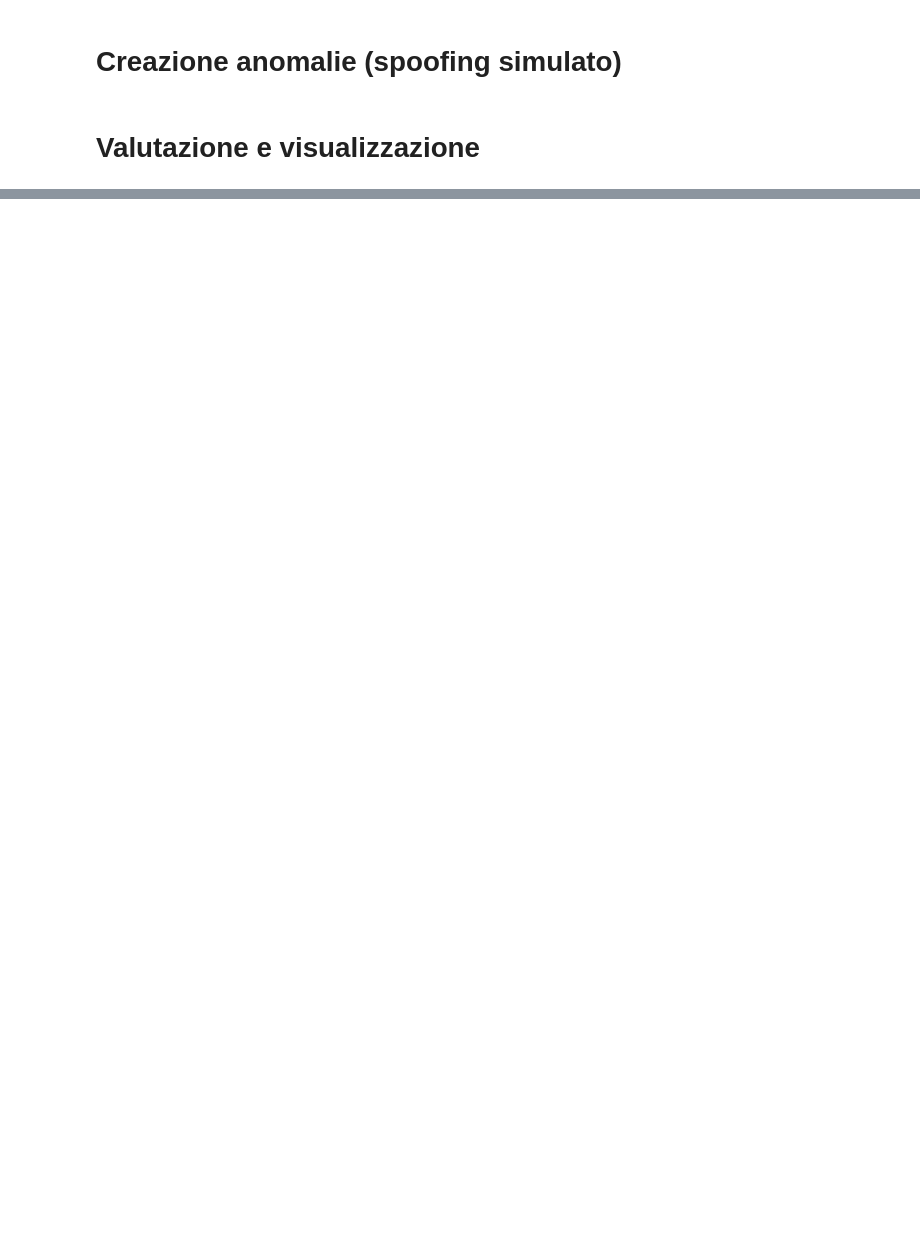
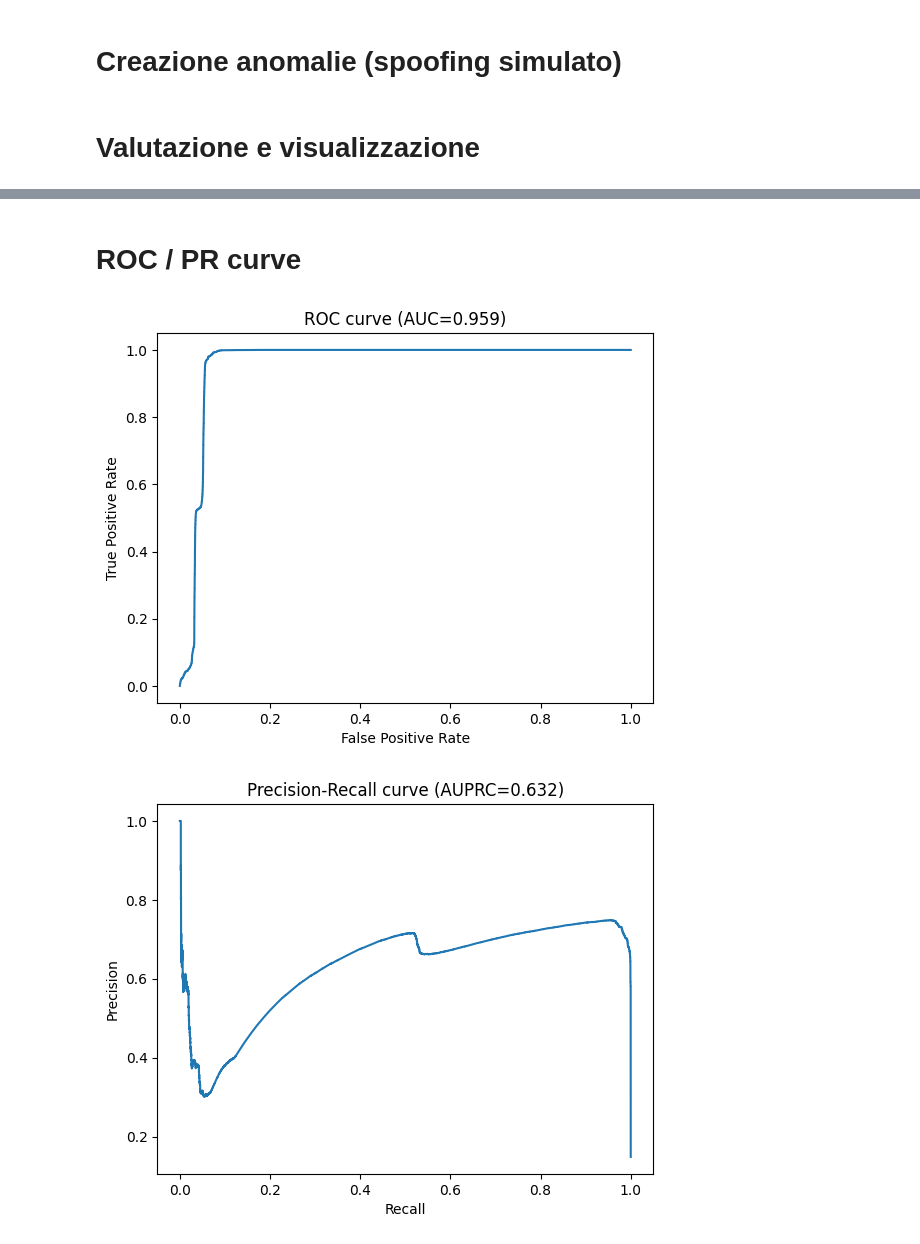
Before and after one commit to matteraggi/maritimeAIS, a Jupyter notebook: TrainingAIS.ipynb, the cells around one changed output, grey strips where cells are left out. Saved outputs shown, nothing was run; the diff lists cells and outputs as text; code cells hidden in the pictures; blank space fills up the shorter version.

```diff
--- a/TrainingAIS.ipynb
+++ b/TrainingAIS.ipynb
@@ -362,0 +521,27 @@ Tasso rilevamento: >90% con drift marcato.
+# %% [markdown]
+# **ROC / PR curve**
+# %%
+# --- importa la funzione originale ---
+from sklearn.metrics import roc_curve, precision_recall_curve, auc
+
+# --- ricalcola ---
+fpr, tpr, _ = roc_curve(labels_all, scores_all)
+prec, rec, _ = precision_recall_curve(labels_all, scores_all)
+
+roc_auc = auc(fpr, tpr)
+pr_auc  = auc(rec, prec)
+
+plt.plot(fpr, tpr)
+plt.xlabel("False Positive Rate")
+plt.ylabel("True Positive Rate")
+plt.title(f"ROC curve (AUC={roc_auc:.3f})")
+plt.show()
+
+plt.plot(rec, prec)
+plt.xlabel("Recall")
+plt.ylabel("Precision")
+plt.title(f"Precision-Recall curve (AUPRC={pr_auc:.3f})")
+plt.show()
+# %% [output]
+[figure, added]
+[figure, added]
```
Also changed, not shown: parts of 25 cells of this notebook.
